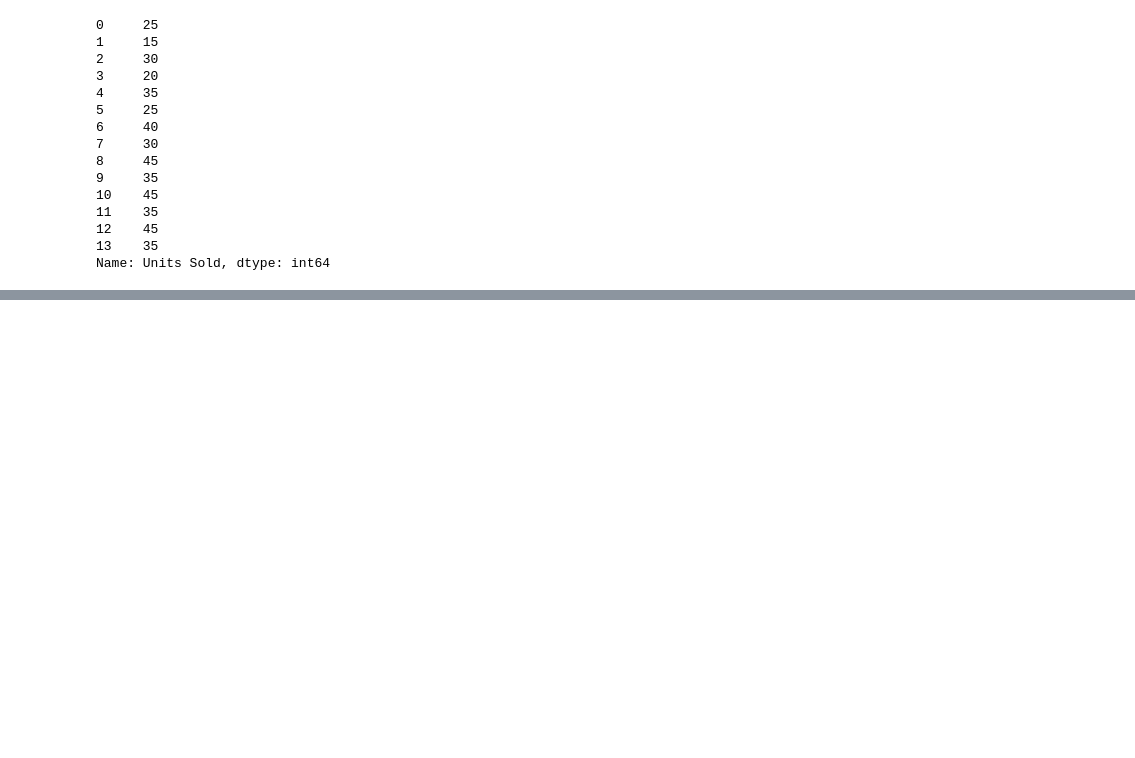
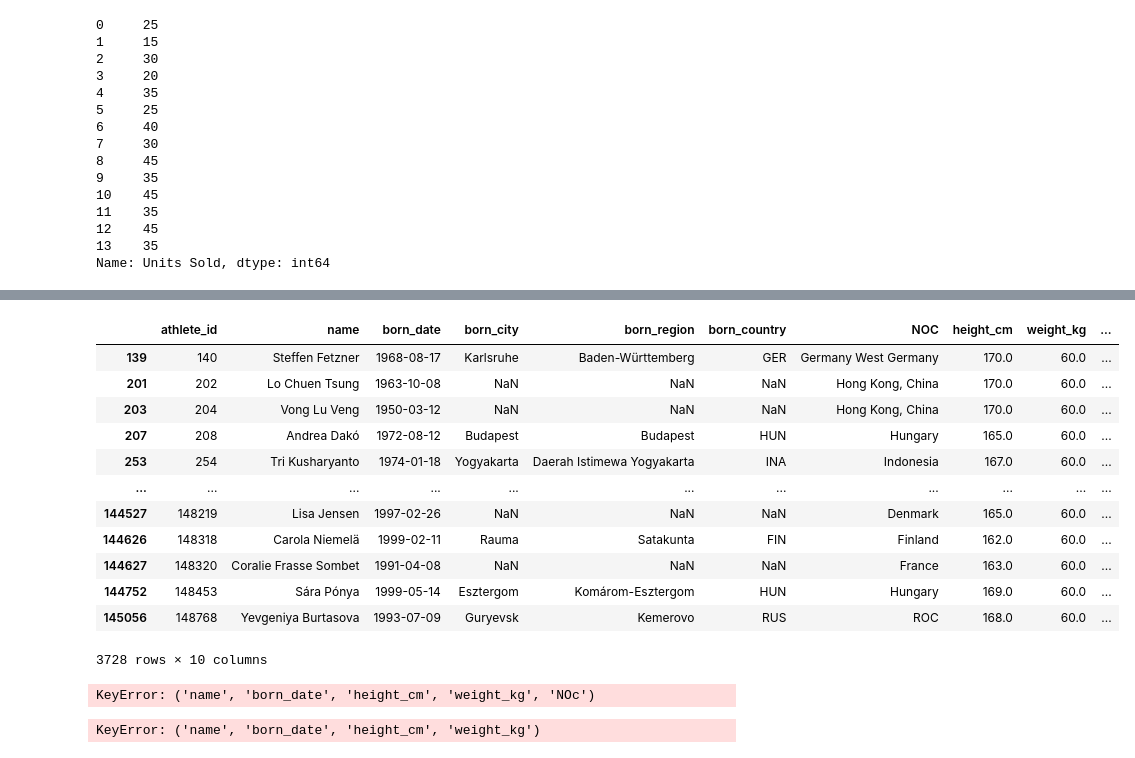
Before and after one commit to rohitsinghuid30/complete_pandas_tutorial, a Jupyter notebook: tutorial3.ipynb, the cells around one changed output, grey strips where cells are left out. Drawn from its saved outputs; the diff is of its cells as text; code cells hidden in the pictures; blank space fills up the shorter version.

```diff
--- a/tutorial3.ipynb
+++ b/tutorial3.ipynb
@@ -144,0 +302,27 @@ Name: Units Sold, dtype: int64
+# %%
+# get weight in another way
+bios[bios['weight_kg']==60]
+# %% [output]
+|  | athlete_id | name | born_date | born_city | born_region | born_country | NOC | height_cm | weight_kg | ... |
+| 139 | 140 | Steffen Fetzner | 1968-08-17 | Karlsruhe | Baden-Württemberg | GER | Germany West Germany | 170.0 | 60.0 | ... |
+| 201 | 202 | Lo Chuen Tsung | 1963-10-08 | NaN | NaN | NaN | Hong Kong, China | 170.0 | 60.0 | ... |
+| 203 | 204 | Vong Lu Veng | 1950-03-12 | NaN | NaN | NaN | Hong Kong, China | 170.0 | 60.0 | ... |
+| 207 | 208 | Andrea Dakó | 1972-08-12 | Budapest | Budapest | HUN | Hungary | 165.0 | 60.0 | ... |
+| 253 | 254 | Tri Kusharyanto | 1974-01-18 | Yogyakarta | Daerah Istimewa Yogyakarta | INA | Indonesia | 167.0 | 60.0 | ... |
+| ... | ... | ... | ... | ... | ... | ... | ... | ... | ... | ... |
+| 144527 | 148219 | Lisa Jensen | 1997-02-26 | NaN | NaN | NaN | Denmark | 165.0 | 60.0 | ... |
+| 144626 | 148318 | Carola Niemelä | 1999-02-11 | Rauma | Satakunta | FIN | Finland | 162.0 | 60.0 | ... |
+| 144627 | 148320 | Coralie Frasse Sombet | 1991-04-08 | NaN | NaN | NaN | France | 163.0 | 60.0 | ... |
+| 144752 | 148453 | Sára Pónya | 1999-05-14 | Esztergom | Komárom-Esztergom | HUN | Hungary | 169.0 | 60.0 | ... |
+| 145056 | 148768 | Yevgeniya Burtasova | 1993-07-09 | Guryevsk | Kemerovo | RUS | ROC | 168.0 | 60.0 | ... |
+3728 rows × 10 columns
+# %%
+# Get a Specific column
+bios[bios['height_cm']==166]['name', 'born_date', 'height_cm', 'weight_kg', 'NOc']
+# %% [output]
+KeyError: ('name', 'born_date', 'height_cm', 'weight_kg', 'NOc')
+# %%
+# Get a Specific column
+bios[bios['height_cm']>160]['name', 'born_date', 'height_cm', 'weight_kg']
+# %% [output]
+KeyError: ('name', 'born_date', 'height_cm', 'weight_kg')
```
Also changed, not shown: parts of 17 cells of this notebook.
